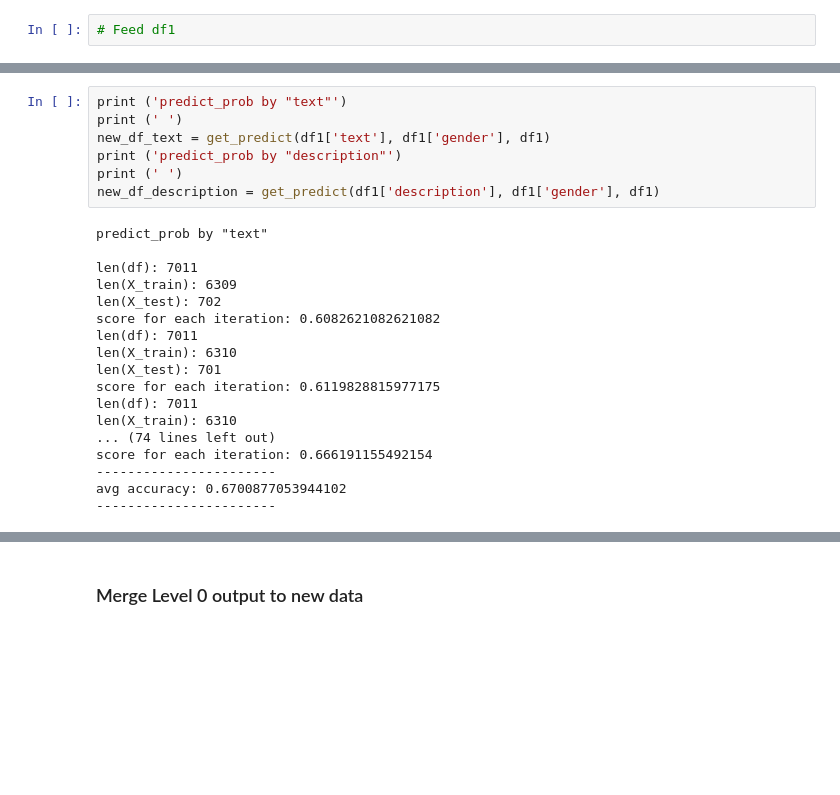
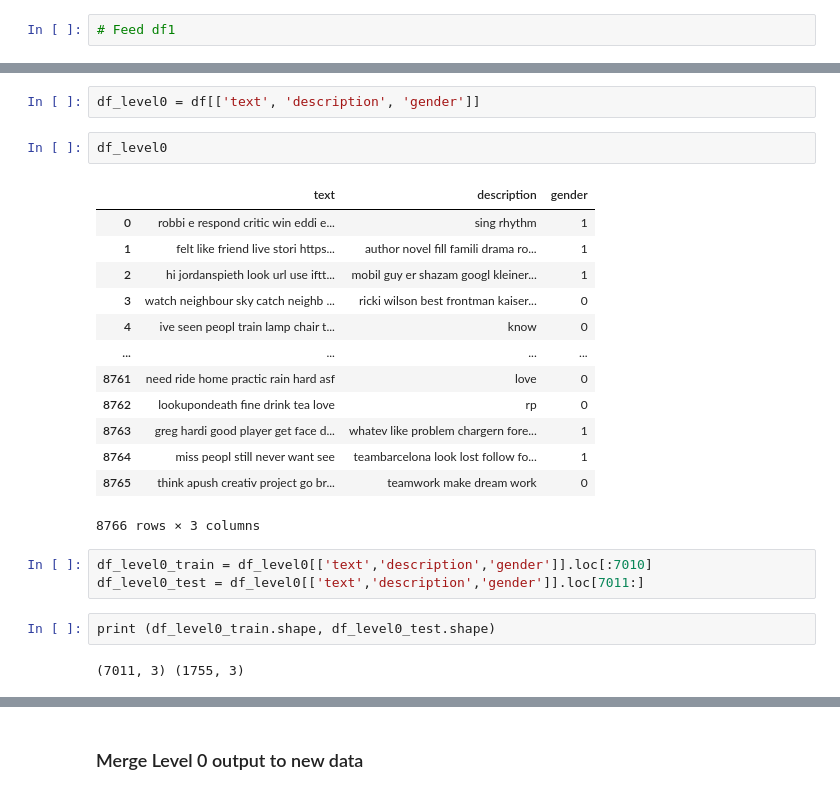
Before and after one commit to Liam-LT/NLP-TweetProfiler, a Jupyter notebook: Model1.ipynb, the cells around one changed output, grey strips where cells are left out. Drawn from its saved outputs; the diff is of its cells as text; blank space fills up the shorter version.

```diff
--- a/Model1.ipynb
+++ b/Model1.ipynb
@@ -246,25 +252,25 @@ def get_predict(X, y, df):
-# %%
-print ('predict_prob by "text"')
-print (' ')
-new_df_text = get_predict(df1['text'], df1['gender'], df1)
-print ('predict_prob by "description"')
-print (' ')
-new_df_description = get_predict(df1['description'], df1['gender'], df1)
-# %% [output]
-predict_prob by "text"
-
-len(df): 7011
-len(X_train): 6309
-len(X_test): 702
-score for each iteration: 0.6082621082621082
-len(df): 7011
-len(X_train): 6310
-len(X_test): 701
-score for each iteration: 0.6119828815977175
-len(df): 7011
-len(X_train): 6310
-... (74 lines left out)
-score for each iteration: 0.666191155492154
------------------------
-avg accuracy: 0.6700877053944102
------------------------
+# %%
+df_level0 = df[['text', 'description', 'gender']]
+# %%
+df_level0
+# %% [output]
+|  | text | description | gender |
+| 0 | robbi e respond critic win eddi e... | sing rhythm | 1 |
+| 1 | felt like friend live stori https... | author novel fill famili drama ro... | 1 |
+| 2 | hi jordanspieth look url use iftt... | mobil guy er shazam googl kleiner... | 1 |
+| 3 | watch neighbour sky catch neighb ... | ricki wilson best frontman kaiser... | 0 |
+| 4 | ive seen peopl train lamp chair t... | know | 0 |
+| ... | ... | ... | ... |
+| 8761 | need ride home practic rain hard asf | love | 0 |
+| 8762 | lookupondeath fine drink tea love | rp | 0 |
+| 8763 | greg hardi good player get face d... | whatev like problem chargern fore... | 1 |
+| 8764 | miss peopl still never want see | teambarcelona look lost follow fo... | 1 |
+| 8765 | think apush creativ project go br... | teamwork make dream work | 0 |
+8766 rows × 3 columns
+# %%
+df_level0_train = df_level0[['text','description','gender']].loc[:7010]
+df_level0_test = df_level0[['text','description','gender']].loc[7011:]
+# %%
+print (df_level0_train.shape, df_level0_test.shape)
+# %% [output]
+(7011, 3) (1755, 3)
```
Also changed, not shown: parts of 29 cells of this notebook.
